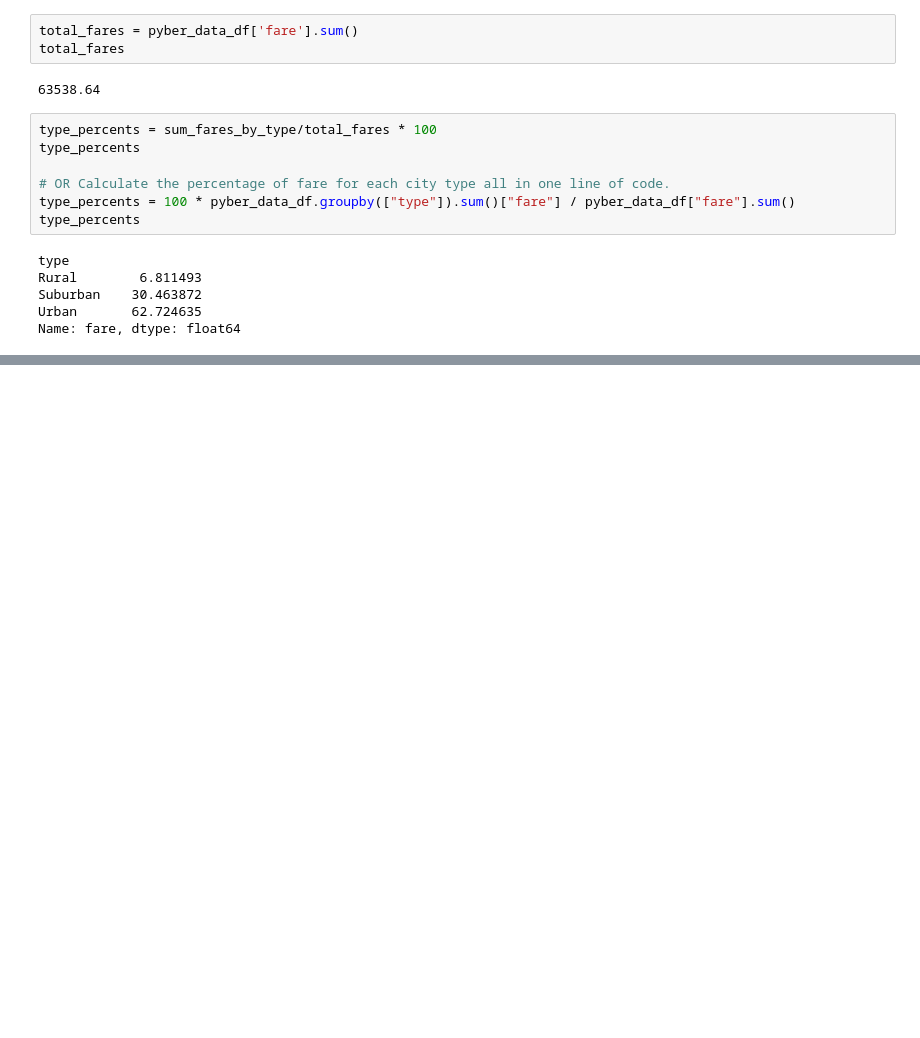
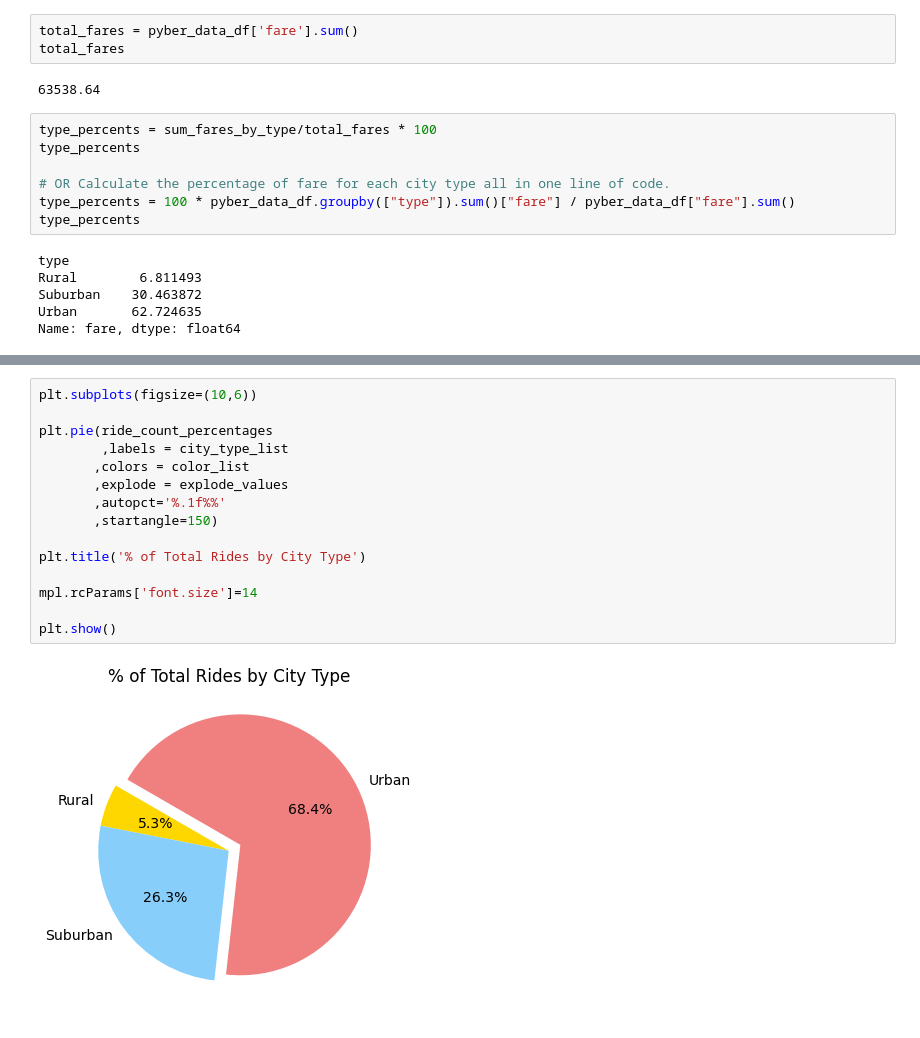
Before and after one commit to ian-zukowski/PyBer_Analysis_practice_M5, a Jupyter notebook: PyBer_Analysis_5.3_5.4.ipynb, the cells around one changed output, grey strips where cells are left out. Cells and saved outputs as stored; diff of their text form; blank space fills up the shorter version.

```diff
--- a/PyBer_Analysis_5.3_5.4.ipynb
+++ b/PyBer_Analysis_5.3_5.4.ipynb
@@ -807,0 +832,17 @@ plt.show()
+# %%
+plt.subplots(figsize=(10,6))
+
+plt.pie(ride_count_percentages
+        ,labels = city_type_list
+       ,colors = color_list
+       ,explode = explode_values
+       ,autopct='%.1f%%'
+       ,startangle=150)
+
+plt.title('% of Total Rides by City Type')
+
+mpl.rcParams['font.size']=14
+
+plt.show()
+# %% [output]
+[figure, added]
```
Also changed, not shown: parts of 4 cells of this notebook, 1 other file.
